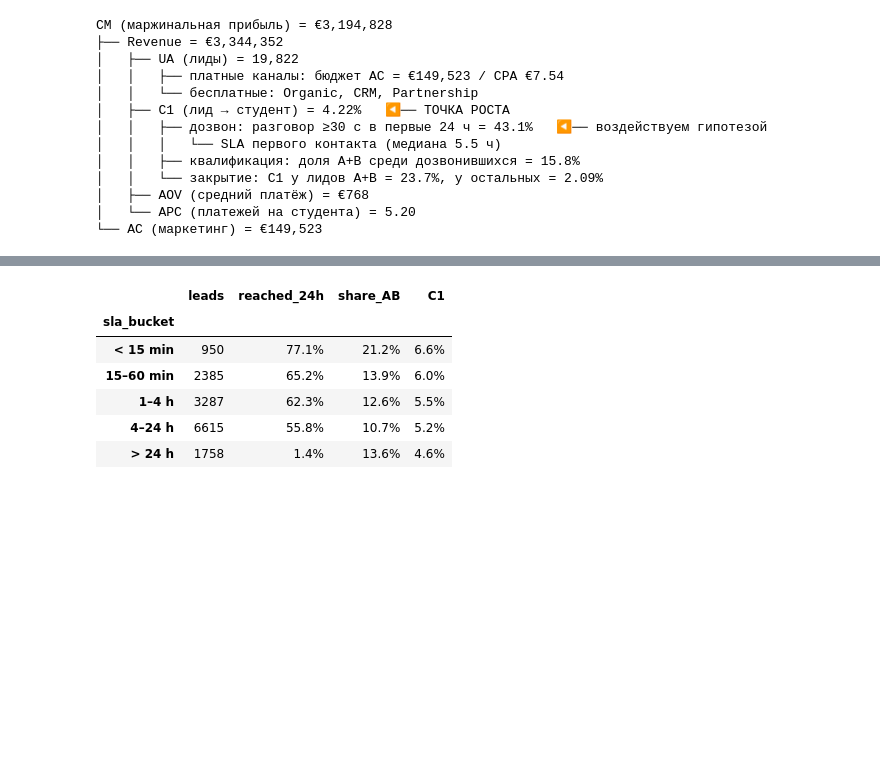
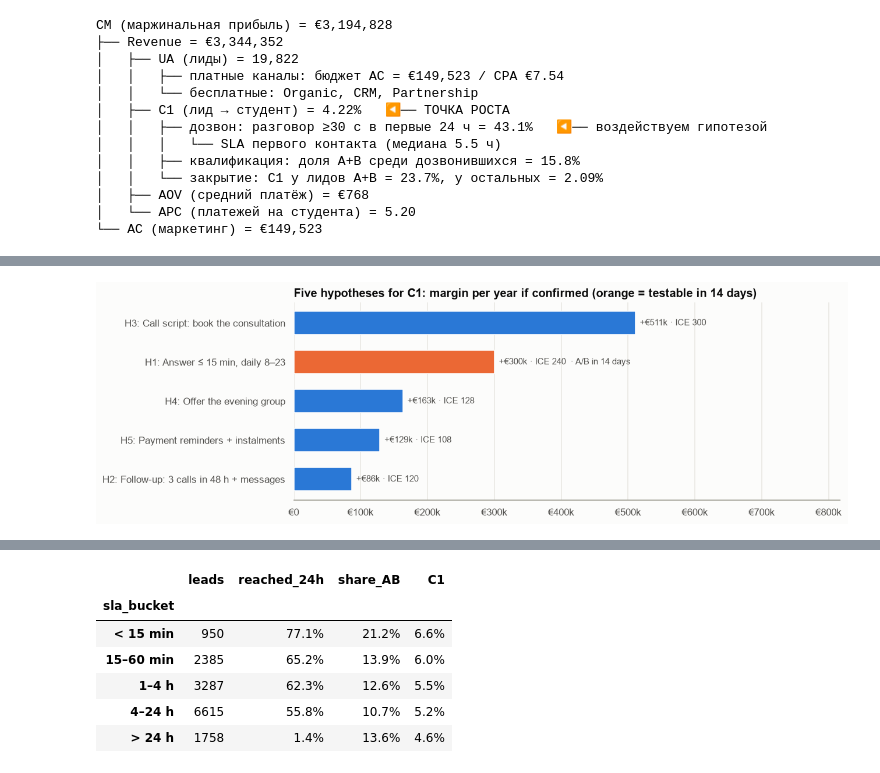
Before and after one commit to yerkovskayuliia-pixel/data-analytics-portfolio, a Jupyter notebook: python-crm-analysis/notebooks/03_unit_economics_ab_test_RU.ipynb, the cells around one changed output, grey strips where cells are left out. Drawn from its saved outputs; the diff is of its cells as text; code cells hidden in the pictures; blank space fills up the shorter version.

```diff
--- a/python-crm-analysis/notebooks/03_unit_economics_ab_test_RU.ipynb
+++ b/python-crm-analysis/notebooks/03_unit_economics_ab_test_RU.ipynb
@@ -333,0 +436,84 @@ save(fig, "03_metric_tree"); plt.show()
+# %%
+from statsmodels.stats.proportion import proportion_effectsize
+
+# Каждая гипотеза поднимает один шаг воронки. C1 = произведение шагов, поэтому относительный рост шага = рост C1.
+d = deals.copy()
+d["called"] = d["contact_id"].isin(calls["contact_id"])
+d["consult"] = d["product"].ne("Unknown")
+d["invoice"] = d["stage"].isin(["Payment Done", "Waiting For Payment"])
+rec = d[d["created_time"] >= M.RECENT_FROM]
+n_days_rec = rec["created_time"].dt.normalize().nunique()
+talked, called = d[d["talked"]], d[d["called"]]
+cons = d[d["talked"] & d["consult"]]
+inv = cons[cons["invoice"]]
+
+# H1 — из дизайна теста (раздел 5): окно 8–23, выполнение правила 80%, разница C1 переносится полностью
+o = M.speed_test_design(deals).loc[M.CHOSEN_WINDOW]
+c1_r = deals.loc[deals["reached_24h"], "is_student"].mean()
+c1_n = deals.loc[~deals["reached_24h"], "is_student"].mean()
+h1_all = M.speed_test_design(deals, compliance=0.8).loc[M.CHOSEN_WINDOW].iloc[6] / 100
+# H2 — 20% лидов, которым звонили, но не дозвонились, дойдут до разговора; конвертируются вдвое хуже остальных
+nr_share = (called["talked"] == False).mean()
+# H3 — скрипт закрывает треть разрыва между средним и лучшим менеджером на шаге «разговор → консультация»
+mgr_rate = talked.groupby("deal_owner_name", observed=True).agg(n=("id", "size"), rate=("consult", "mean"))
+best_rate = mgr_rate.loc[mgr_rate["n"] >= 300, "rate"].max()
+# H4 — треть утренних клиентов выберет вечер; причинна половина наблюдаемого преимущества вечера
+ev = cons.loc[cons["education_type"].eq("Evening"), "invoice"].mean()
+mo = cons.loc[cons["education_type"].eq("Morning"), "invoice"].mean()
+share_mo = cons["education_type"].eq("Morning").mean()
+# H5 — 10% зависших счетов будут оплачены
+stuck = (cons["stage"] == "Waiting For Payment").sum()
+
+H = pd.DataFrame([
+    # код, гипотеза, шаг воронки, единица теста в день, база шага, рост шага (доля), перенос в C1
+    ("H1", "Ответ ≤ 15 мин, ежедневно 8–23", "лид → разговор в 24 ч", o.iloc[1], o.iloc[3], o.iloc[4] / 100,
+     h1_all * (c1_r - c1_n) / deals["is_student"].mean()),
+    ("H2", "3 звонка за 48 ч + WhatsApp/SMS", "звонок → разговор", rec["called"].sum() / n_days_rec,
+     called["talked"].mean(), 0.20 * nr_share, None),
+    ("H3", "Скрипт: запись на консультацию в 1-м звонке", "разговор → консультация",
+     (rec["talked"]).sum() / n_days_rec, talked["consult"].mean(), (best_rate - talked["consult"].mean()) / 3, None),
+    ("H4", "Вечерняя группа на консультации", "консультация → счёт", (rec["talked"] & rec["consult"]).sum() / n_days_rec,
+     cons["invoice"].mean(), share_mo / 3 * (ev - mo) * 0.5, None),
+    ("H5", "Напоминания об оплате + рассрочка", "счёт → оплата",
+     (rec["talked"] & rec["consult"] & rec["invoice"]).sum() / n_days_rec, inv["is_student"].mean(),
+     0.10 * stuck / len(inv), None),
+], columns=["код", "гипотеза", "шаг воронки", "единиц теста в день", "шаг сейчас", "рост шага", "рост C1"]).set_index("код")
+transfer = {"H2": 0.5}
+for k in ["H2", "H3", "H4", "H5"]:
+    H.loc[k, "рост C1"] = H.loc[k, "рост шага"] / H.loc[k, "шаг сейчас"] * transfer.get(k, 1.0)
+
+H["доп. студентов в год"] = base["B"] * H["рост C1"].astype(float)
+H["рост CM в год, €"] = [cm(**{**m0, "C1": m0["C1"] * (1 + g)}) - cm0 for g in H["рост C1"].astype(float)]
+n14 = (H["единиц теста в день"] * M.TEST_DAYS / 2).astype(int)
+H["MDE за 14 дней, п.п."] = [M.mde(p, n) * 100 for p, n in zip(H["шаг сейчас"], n14)]
+H["эффект на шаге, п.п."] = H["рост шага"] * 100
+H["A/B за 14 дней"] = H["эффект на шаге, п.п."] >= H["MDE за 14 дней, п.п."]
+H["дней для A/B"] = [int(np.ceil(2 * NormalIndPower().solve_power(proportion_effectsize(p + dlt, p), alpha=M.ALPHA,
+                                                                    power=M.POWER, ratio=1) / u))
+                     for p, dlt, u in zip(H["шаг сейчас"], H["рост шага"], H["единиц теста в день"])]
+# ICE: Impact — из оценки CM; Confidence и Ease — экспертно (обоснование в таблице ниже)
+H["I"] = (1 + 9 * H["рост CM в год, €"] / H["рост CM в год, €"].max()).round().astype(int)
+H["C"] = pd.Series({"H1": 8, "H2": 5, "H3": 5, "H4": 4, "H5": 4})
+H["E"] = pd.Series({"H1": 5, "H2": 8, "H3": 6, "H4": 8, "H5": 9})
+H["ICE"] = H["I"] * H["C"] * H["E"]
+H = H.sort_values("ICE", ascending=False)
+display(H.drop(columns=["рост шага"]).style.format({
+    "единиц теста в день": "{:.0f}", "шаг сейчас": "{:.1%}", "рост C1": "{:+.1%}", "доп. студентов в год": "{:+.0f}",
+    "рост CM в год, €": "+€{:,.0f}", "MDE за 14 дней, п.п.": "+{:.1f}", "эффект на шаге, п.п.": "+{:.1f}"}))
+
+fig, ax = plt.subplots(figsize=(11, 4))
+p = H.sort_values("рост CM в год, €")
+yy = np.arange(len(p))
+ax.barh(yy, p["рост CM в год, €"], color=[ACCENT if t else PRIMARY for t in p["A/B за 14 дней"]], height=0.6)
+for k, (v, ice, t) in enumerate(zip(p["рост CM в год, €"], p["ICE"], p["A/B за 14 дней"])):
+    ax.text(v, k, f"  +€{v / 1e3:,.0f}k · ICE {ice}" + ("  · A/B in 14 days" if t else ""), va="center", fontsize=10,
+            color=viz.TEXT_2)
+ax.set_yticks(yy, [f"{i}: {s}" for i, s in zip(p.index, ["Answer ≤ 15 min, daily 8–23" if i == "H1" else
+                                                          {"H2": "Follow-up: 3 calls in 48 h + messages",
+                                                           "H3": "Call script: book the consultation",
+                                                           "H4": "Offer the evening group",
+                                                           "H5": "Payment reminders + instalments"}[i] for i in p.index])])
+eur_axis(ax, "x"); ax.set_xlim(0, p["рост CM в год, €"].max() * 1.6); ax.grid(axis="y", visible=False)
+ax.set_title("Five hypotheses for C1: margin per year if confirmed (orange = testable in 14 days)")
+save(fig, "03_c1_hypotheses"); plt.show()
+# %% [output]
@@ -333,0 +527 @@ save(fig, "03_metric_tree"); plt.show()
+[figure, added]
```
Also changed, not shown: parts of 16 cells of this notebook, 26 other files.
